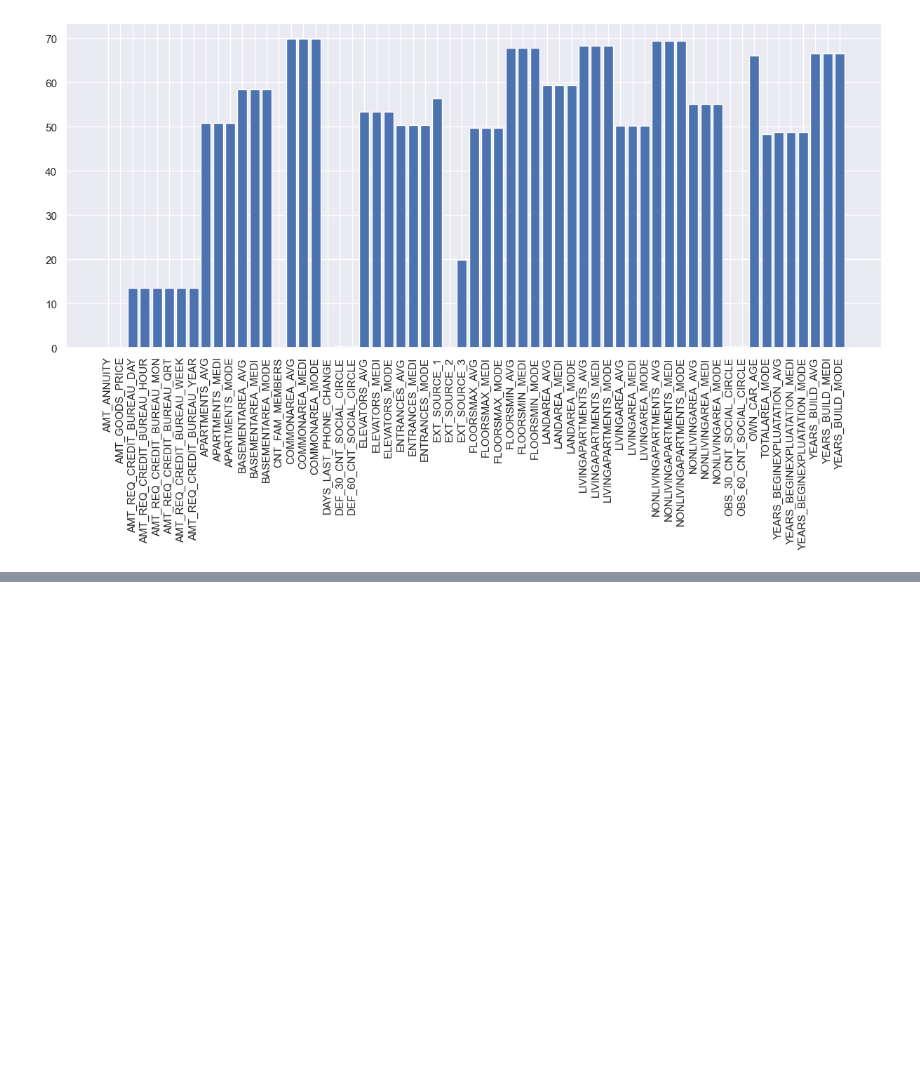
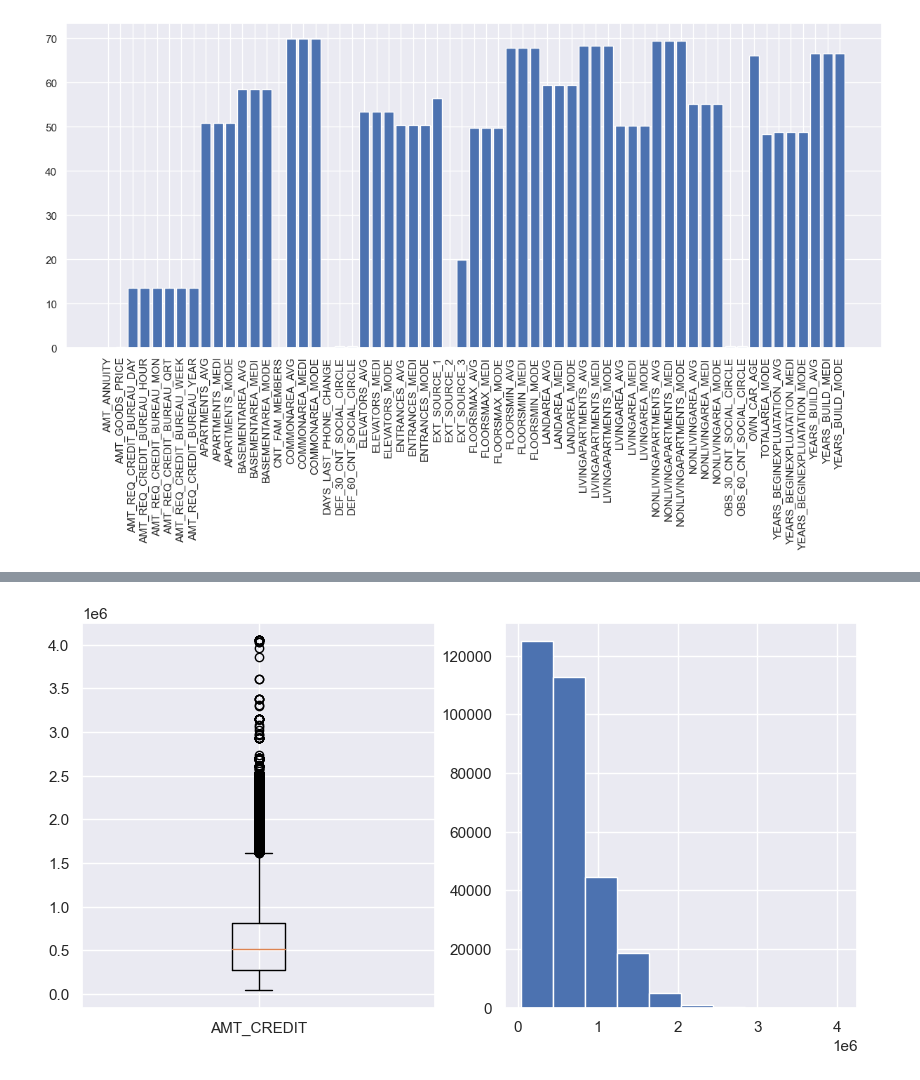
Before and after one commit to seg-fault123/bdm_project, a Jupyter notebook: cleaning.ipynb, the cells around one changed output, grey strips where cells are left out. Cells and saved outputs as stored; diff of their text form; code cells hidden in the pictures; blank space fills up the shorter version.

```diff
--- a/cleaning.ipynb
+++ b/cleaning.ipynb
@@ -46,0 +51,7 @@ ax.get_figure().set_size_inches(15, 6)
+# %%
+def plot_hist_box(data, feature):
+    fig, axes=plt.subplots(ncols=2)
+    fig.set_size_inches(w=10, h=5)
+    axes[0].boxplot(data[feature].dropna());
+    axes[0].set_xticklabels([feature]);
+    axes[1].hist(data[feature]);
@@ -70,0 +101,7 @@ plt.axes().le
+# %%
+important_kde=pd.Index(['AMT_ANNUITY', 'AMT_CREDIT', 'DAYS_BIRTH',
+                        'DAYS_EMPLOYED', 'DAYS_ID_PUBLISH', 'DAYS_REGISTRATION',
+                        'DAYS_LAST_PHONE_CHANGE', 'EXT_SOURCE_1', 'EXT_SOURCE_2',
+                        'EXT_SOURCE_3'])
+numerical_frame=numerical_frame[important_kde]
+numerical_frame['TARGET']=main_data['TARGET']
@@ -70,0 +141,4 @@ plt.axes().le
+# %%
+plot_hist_box(numerical_frame, 'AMT_CREDIT')
+# %% [output]
+[figure, added]
```
Also changed, not shown: parts of 37 cells of this notebook, 1 other file.
